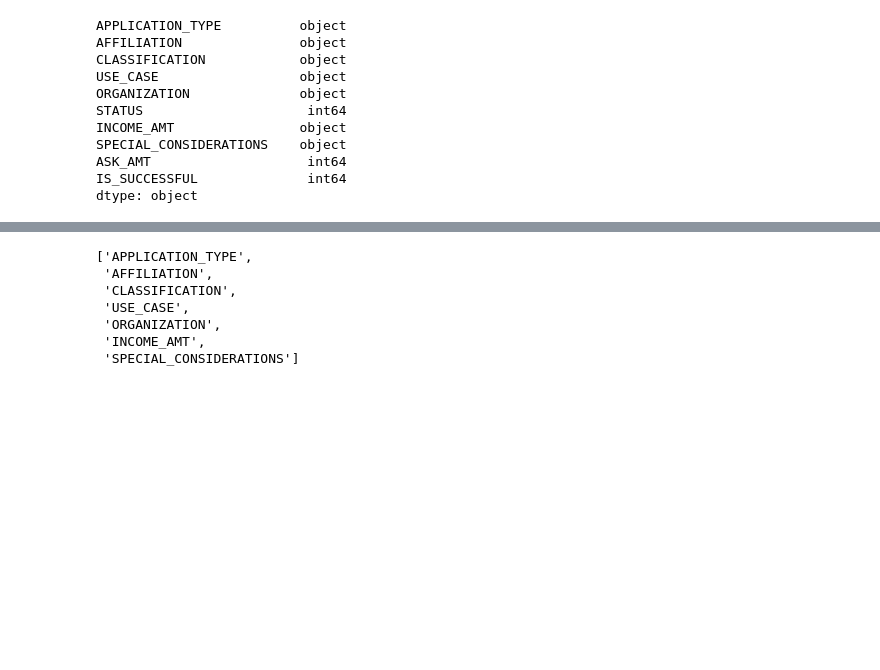
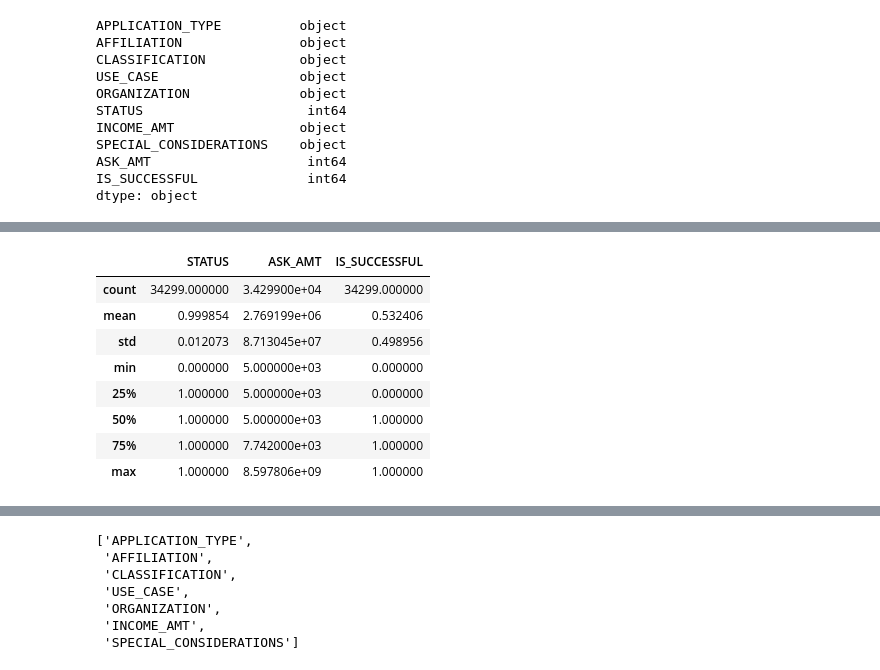
Before and after one commit to ethiry99/HW19_Neural_Network_Charity_Analysis, a Jupyter notebook: AlphabetSoupCharity_Optimized.ipynb, the cells around one changed output, grey strips where cells are left out. Cells and saved outputs as stored; diff of their text form; code cells hidden in the pictures; blank space fills up the shorter version.

```diff
--- a/AlphabetSoupCharity_Optimized.ipynb
+++ b/AlphabetSoupCharity_Optimized.ipynb
@@ -148,0 +169,12 @@ dtype: object
+# %%
+application_df.describe()
+# %% [output]
+|  | STATUS | ASK_AMT | IS_SUCCESSFUL |
+| count | 34299.000000 | 3.429900e+04 | 34299.000000 |
+| mean | 0.999854 | 2.769199e+06 | 0.532406 |
+| std | 0.012073 | 8.713045e+07 | 0.498956 |
+| min | 0.000000 | 5.000000e+03 | 0.000000 |
+| 25% | 1.000000 | 5.000000e+03 | 0.000000 |
+| 50% | 1.000000 | 5.000000e+03 | 1.000000 |
+| 75% | 1.000000 | 7.742000e+03 | 1.000000 |
+| max | 1.000000 | 8.597806e+09 | 1.000000 |
```
Also changed, not shown: parts of 24 cells of this notebook, 3 other files.
